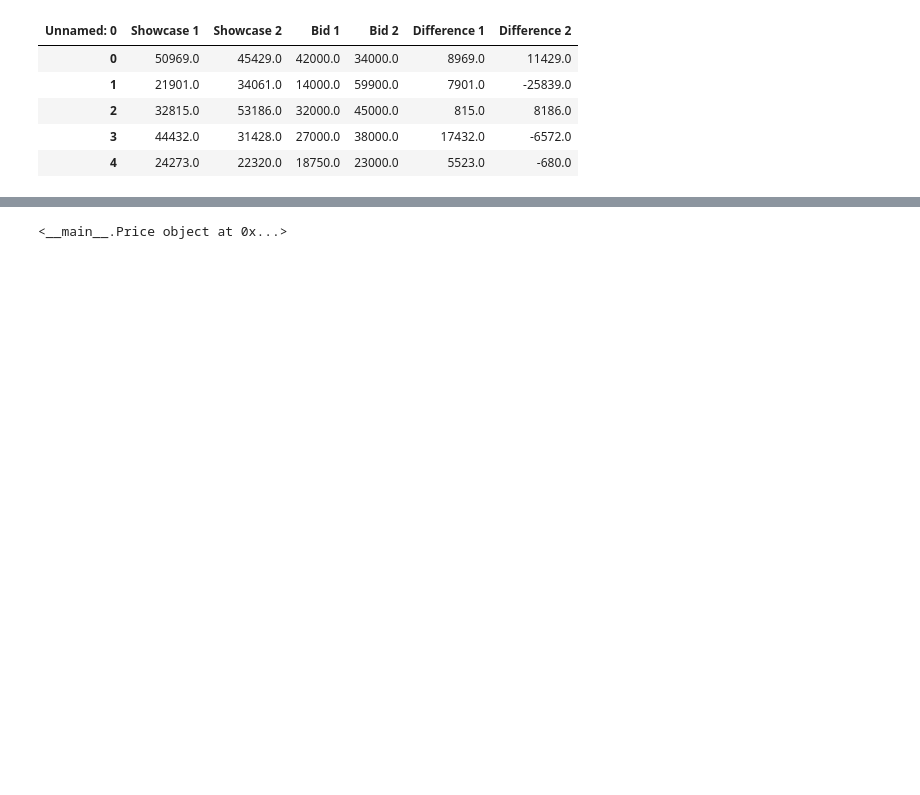
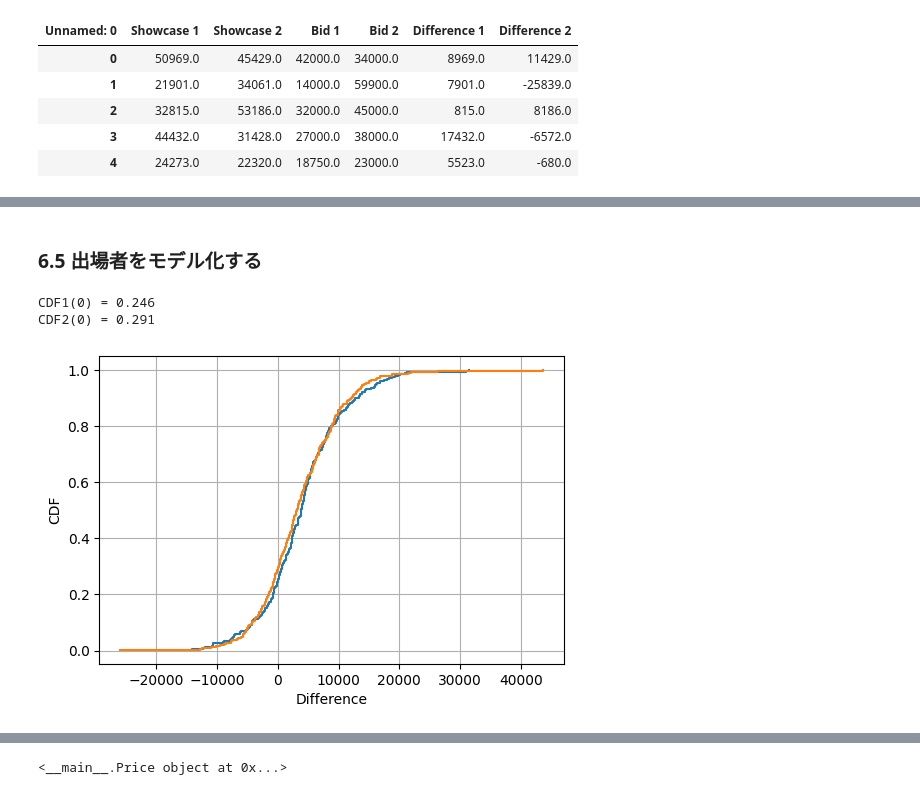
Before and after one commit to HiroshiATakano/ThinkBayes, a Jupyter notebook: 6. 決定分析_検証用.ipynb, the cells around one changed output, grey strips where cells are left out. Saved outputs shown, nothing was run; the diff lists cells and outputs as text; code cells hidden in the pictures; blank space fills up the shorter version.

```diff
--- a/6. 決定分析_検証用.ipynb
+++ b/6. 決定分析_検証用.ipynb
@@ -136,0 +123,2 @@ df3.head()
+# %% [markdown]
+### 6.5 出場者をモデル化する
@@ -136,0 +190,33 @@ df3.head()
+# %%
+diff1 = df3["Difference 1"].to_numpy()
+diff2 = df3["Difference 2"].to_numpy()
+
+# データを昇順に並べる
+x1 = np.sort(diff1)
+x2 = np.sort(diff2)
+
+# 累積確率
+cdf1 = np.arange(1, len(x1)+1)/len(x1)
+cdf2 = np.arange(1, len(x2)+1)/len(x2)
+
+# Difference
+n1 = np.searchsorted(x1, 0, side='right')
+cdf1_at0 = n1/len(x1)
+
+n2 = np.searchsorted(x2, 0, side="right")
+cdf2_at0 = n2/len(x2)
+
+print(f"CDF1(0) = {cdf1_at0:.3f}")
+print(f"CDF2(0) = {cdf2_at0:.3f}")
+
+#
+plt.figure(figsize=(6,4))
+plt.step(x1, cdf1, where="post")
+plt.step(x2, cdf2, where=("post"))
+plt.xlabel("Difference")
+plt.ylabel("CDF")
+plt.grid(True)
+# %% [output]
+CDF1(0) = 0.246
+CDF2(0) = 0.291
+[figure, added]
```
Also changed, not shown: parts of 67 cells of this notebook, 15 other files.
